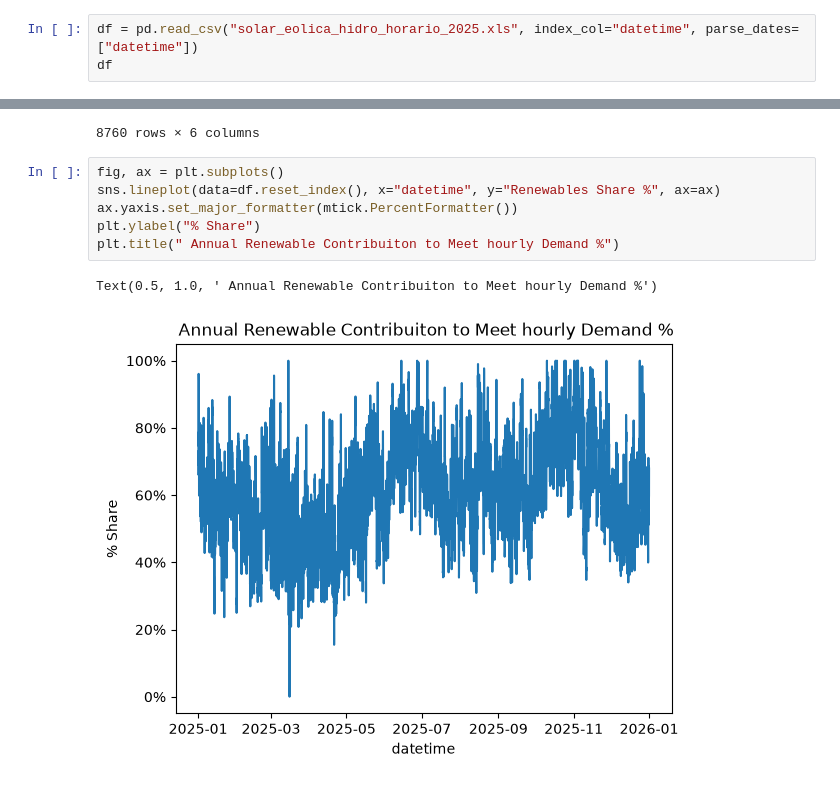
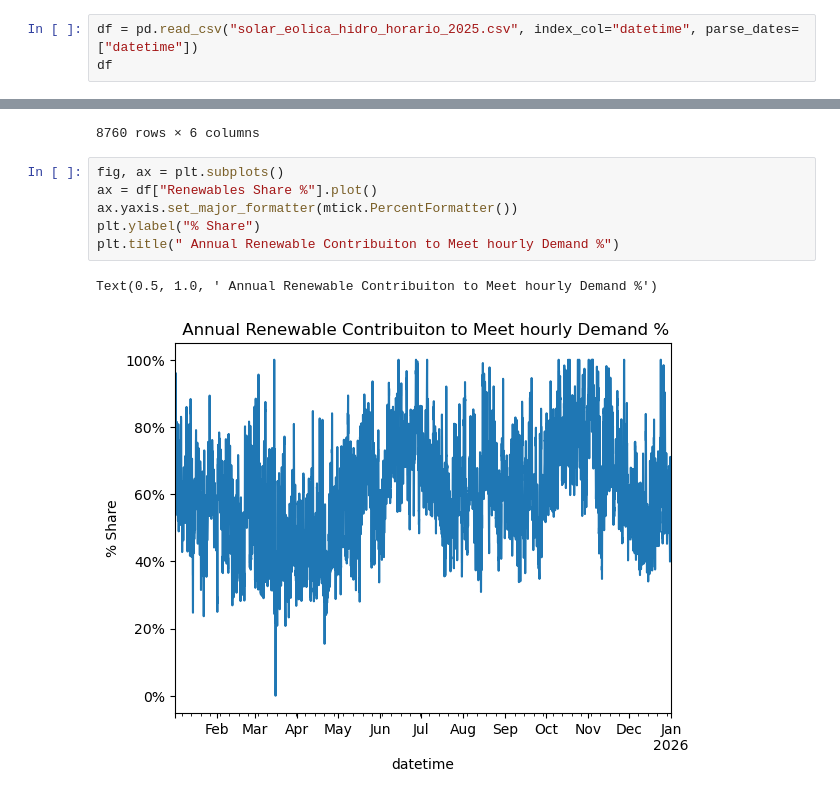
Before and after one commit to jorgeluisti07/RENEWABLE-SHARE-IN-PANAMA, a Jupyter notebook: RENEWABLES SHARE IN PANAMA.ipynb, the cells around one changed output, grey strips where cells are left out. Saved outputs shown, nothing was run; the diff lists cells and outputs as text.

```diff
--- a/RENEWABLES SHARE IN PANAMA.ipynb
+++ b/RENEWABLES SHARE IN PANAMA.ipynb
@@ -5,7 +5,7 @@ import matplotlib.pyplot as plt
 import seaborn as sns
 import matplotlib.ticker as mtick
 # %%
-df = pd.read_csv("solar_eolica_hidro_horario_2025.xls", index_col="datetime", parse_dates=["datetime"])
+df = pd.read_csv("solar_eolica_hidro_horario_2025.csv", index_col="datetime", parse_dates=["datetime"])
 df
 # %% [output]
 |  | solar_mw_real | eolica_mw_real | hidro_mw_real |
@@ -184,10 +182,10 @@ df
 8760 rows × 6 columns
 # %%
 fig, ax = plt.subplots()
-sns.lineplot(data=df.reset_index(), x="datetime", y="Renewables Share %", ax=ax)
+ax = df["Renewables Share %"].plot()
 ax.yaxis.set_major_formatter(mtick.PercentFormatter())
 plt.ylabel("% Share")
 plt.title(" Annual Renewable Contribuiton to Meet hourly Demand %")
 # %% [output]
 Text(0.5, 1.0, ' Annual Renewable Contribuiton to Meet hourly Demand %')
-[figure, old version]
+[figure, new version]
```
Also changed, not shown: parts of 3 cells of this notebook.
